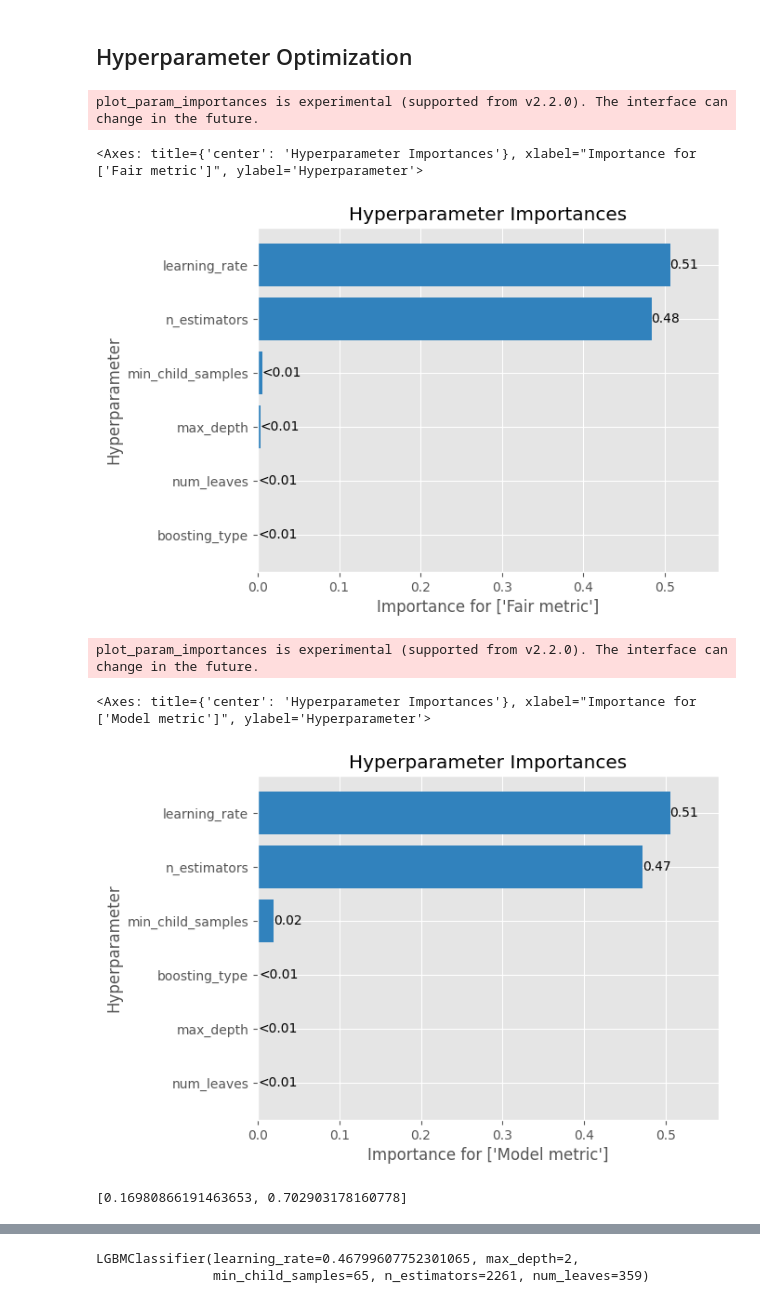
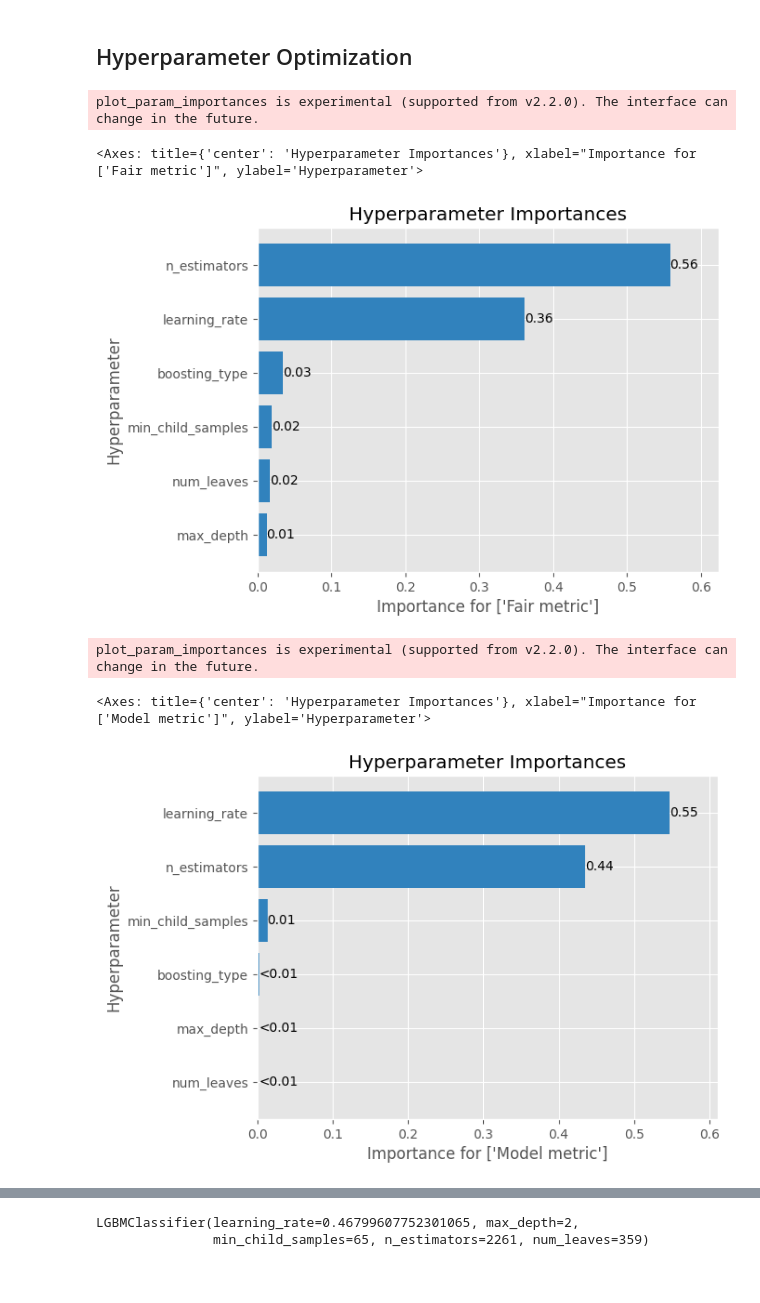
Before and after one commit to AzucenaMV/fairness, a Jupyter notebook: src/notebooks/results_ho.ipynb, the cells around one changed output, grey strips where cells are left out. Drawn from its saved outputs; the diff is of its cells as text; code cells hidden in the pictures.

Commit message:
adding plots for multiple simulations

```diff
--- a/src/notebooks/results_ho.ipynb
+++ b/src/notebooks/results_ho.ipynb
@@ -77,7 +80,9 @@ pipeline = Pipeline(
 ## Hyperparameter Optimization
 # %%
 
-file_name = 'f1-dpd-lgbm-motpe-succesivehalving-100trials.pkl'
+#file_name = 'f1-dpd-lgbm-motpe-succesivehalving-100trials.pkl'
+#file_name = 'f1-tpr-lgbm-motpe-succesivehalving-100trials-1sim.pkl'
+file_name = 'recall-fpr-lgbm-motpe-succesivehalving-100trials-1sim.pkl'
 with open(file_name, 'rb') as in_strm:
     results = dill.load(in_strm)
 # %%
@@ -88,16 +93,16 @@ optuna.visualization.plot_pareto_front(results, target_names=["fair_metric", "f1
 # %%
 #results_df.head(2)
 # %%
-optuna.visualization.matplotlib.plot_param_importances(results, target = lambda t: t.values[0], target_name = ["Fair metric"])
+optuna.visualization.matplotlib.plot_param_importances(results[0], target = lambda t: t.values[0], target_name = ["Fair metric"])
 # %% [output]
 plot_param_importances is experimental (supported from v2.2.0). The interface can change in the future.
 <Axes: title={'center': 'Hyperparameter Importances'}, xlabel="Importance for ['Fair metric']", ylabel='Hyperparameter'>
-[figure, old version]
+[figure, new version]
 # %%
-optuna.visualization.matplotlib.plot_param_importances(results, target = lambda t: t.values[1], target_name = ["Model metric"])
+optuna.visualization.matplotlib.plot_param_importances(results[0], target = lambda t: t.values[1], target_name = ["Model metric"])
 # %% [output]
 plot_param_importances is experimental (supported from v2.2.0). The interface can change in the future.
 <Axes: title={'center': 'Hyperparameter Importances'}, xlabel="Importance for ['Model metric']", ylabel='Hyperparameter'>
-[figure, old version]
+[figure, new version]
 # %%
 import matplotlib.pyplot as plt
@@ -110,5 +110 @@ results_df = results.trials_dataframe()
-# %%
-results.best_trials[1].values
-# %% [output]
-[0.16980866191463653, 0.702903178160778]
 # %%
```
Also changed, not shown: parts of 19 cells of this notebook.
